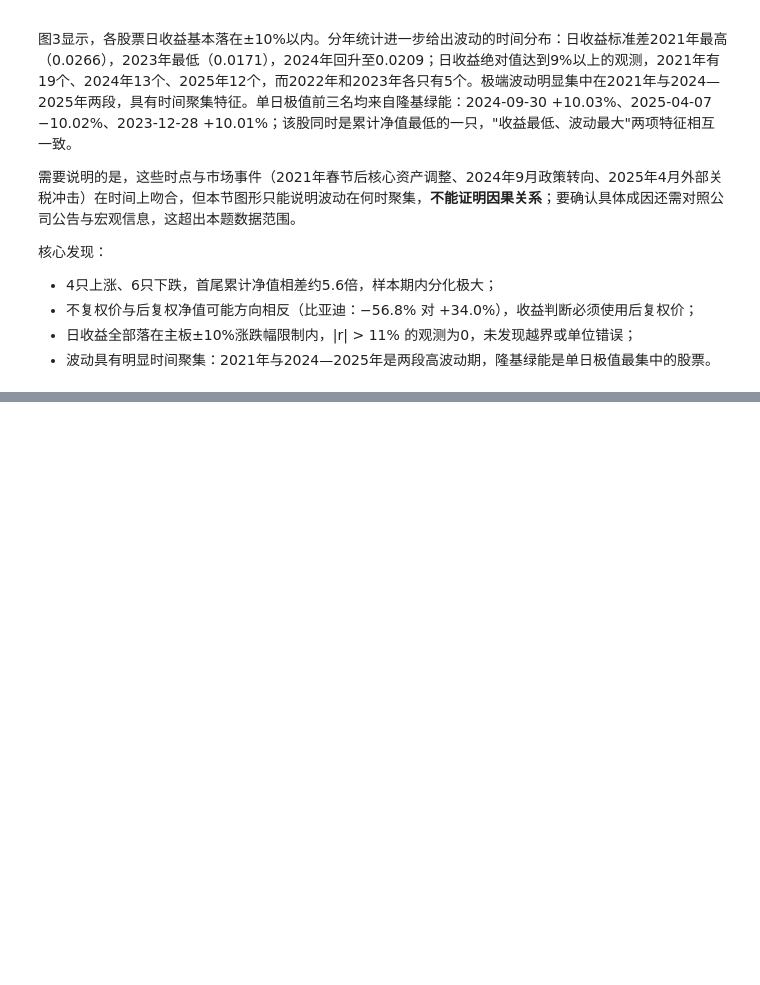
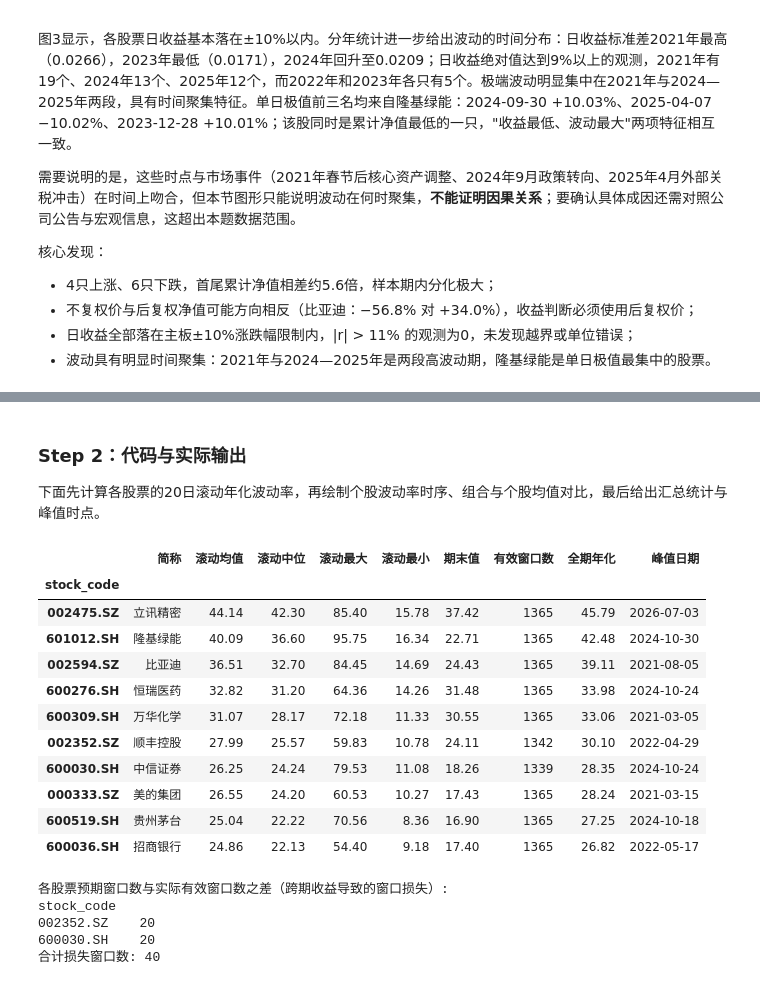
Before and after one commit to Jaremy112/fineco-homework, a Jupyter notebook: hw-02/hw_02-1.ipynb, the cells around one changed output, grey strips where cells are left out. Drawn from its saved outputs; the diff is of its cells as text; code cells hidden in the pictures; blank space fills up the shorter version.

```diff
--- a/hw-02/hw_02-1.ipynb
+++ b/hw-02/hw_02-1.ipynb
@@ -642,0 +649,52 @@ display(ret_all.reindex(ret_all["ret"].abs().sort_values(ascending=False).index)
+# %% [markdown]
+### Step 2：代码与实际输出
+
+下面先计算各股票的20日滚动年化波动率，再绘制个股波动率时序、组合与个股均值对比，最后给出汇总统计与峰值时点。
+# %%
+# 20日滚动年化波动率：日收益样本标准差 × sqrt(252)，窗口不足 20 个观测时不计算
+import numpy as np
+
+ANN = np.sqrt(252)
+d["vol20"] = d.groupby("stock_code", group_keys=False)["ret"].apply(
+    lambda s: s.rolling(20, min_periods=20).std() * ANN
+)
+vol = d.loc[d["date"] >= "2021-01-01"]
+
+summary = vol.groupby("stock_code").agg(
+    简称=("stock_name", "first"),
+    滚动均值=("vol20", "mean"), 滚动中位=("vol20", "median"),
+    滚动最大=("vol20", "max"), 滚动最小=("vol20", "min"),
+    期末值=("vol20", "last"), 有效窗口数=("vol20", "count"),
+    全期年化=("ret", lambda s: s.std() * ANN),
+)
+# 峰值出现日期
+peak_date = vol.loc[vol.groupby("stock_code")["vol20"].idxmax(), ["stock_code", "date"]].set_index("stock_code")["date"]
+summary["峰值日期"] = peak_date
+summary_pct = summary.assign(**{c: summary[c] * 100 for c in
+                                ["滚动均值", "滚动中位", "滚动最大", "滚动最小", "期末值", "全期年化"]})
+display(summary_pct.sort_values("全期年化", ascending=False).round(2))
+
+# 因窗口内含跨期收益而无法计算的窗口数
+expected = vol.groupby("stock_code")["ret"].apply(lambda s: max(len(s) - 19, 0))
+lost = (expected - summary["有效窗口数"]).astype(int)
+print("各股票预期窗口数与实际有效窗口数之差（跨期收益导致的窗口损失）:")
+print(lost[lost > 0].to_string())
+print("合计损失窗口数:", int(lost.sum()))
+# %% [output]
+|  | 简称 | 滚动均值 | 滚动中位 | 滚动最大 | 滚动最小 | 期末值 | 有效窗口数 | 全期年化 | 峰值日期 |
+| stock_code |  |  |  |  |  |  |  |  |  |
+| 002475.SZ | 立讯精密 | 44.14 | 42.30 | 85.40 | 15.78 | 37.42 | 1365 | 45.79 | 2026-07-03 |
+| 601012.SH | 隆基绿能 | 40.09 | 36.60 | 95.75 | 16.34 | 22.71 | 1365 | 42.48 | 2024-10-30 |
+| 002594.SZ | 比亚迪 | 36.51 | 32.70 | 84.45 | 14.69 | 24.43 | 1365 | 39.11 | 2021-08-05 |
+| 600276.SH | 恒瑞医药 | 32.82 | 31.20 | 64.36 | 14.26 | 31.48 | 1365 | 33.98 | 2024-10-24 |
+| 600309.SH | 万华化学 | 31.07 | 28.17 | 72.18 | 11.33 | 30.55 | 1365 | 33.06 | 2021-03-05 |
+| 002352.SZ | 顺丰控股 | 27.99 | 25.57 | 59.83 | 10.78 | 24.11 | 1342 | 30.10 | 2022-04-29 |
+| 600030.SH | 中信证券 | 26.25 | 24.24 | 79.53 | 11.08 | 18.26 | 1339 | 28.35 | 2024-10-24 |
+| 000333.SZ | 美的集团 | 26.55 | 24.20 | 60.53 | 10.27 | 17.43 | 1365 | 28.24 | 2021-03-15 |
+| 600519.SH | 贵州茅台 | 25.04 | 22.22 | 70.56 | 8.36 | 16.90 | 1365 | 27.25 | 2024-10-18 |
+| 600036.SH | 招商银行 | 24.86 | 22.13 | 54.40 | 9.18 | 17.40 | 1365 | 26.82 | 2022-05-17 |
+各股票预期窗口数与实际有效窗口数之差（跨期收益导致的窗口损失）:
+stock_code
+002352.SZ    20
+600030.SH    20
+合计损失窗口数: 40
```
Also changed, not shown: parts of 6 cells of this notebook, 3 other files.
